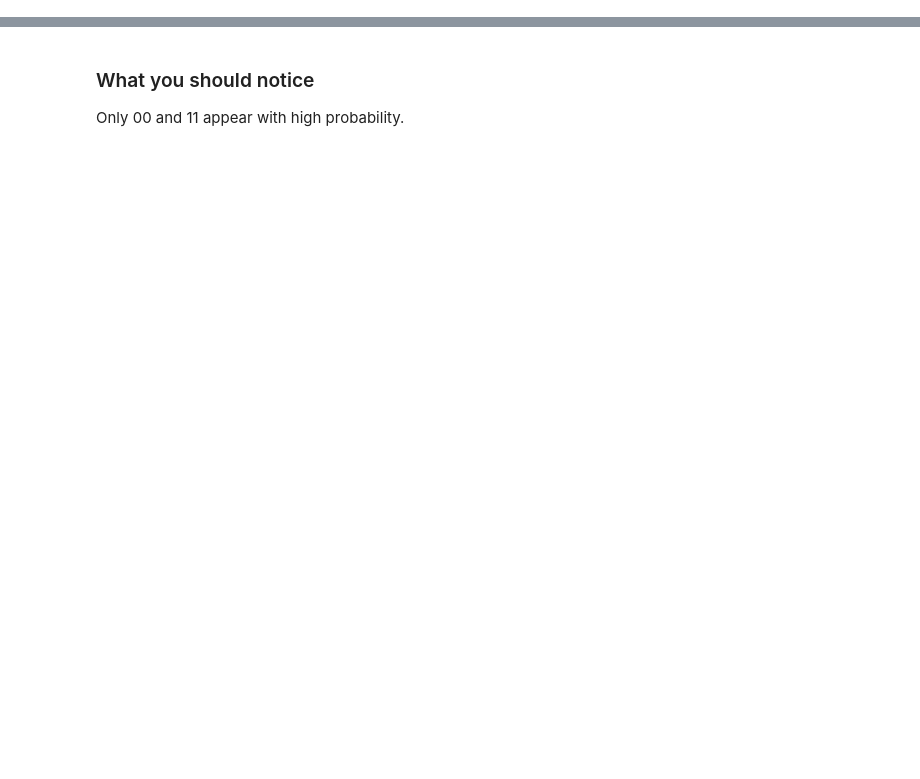
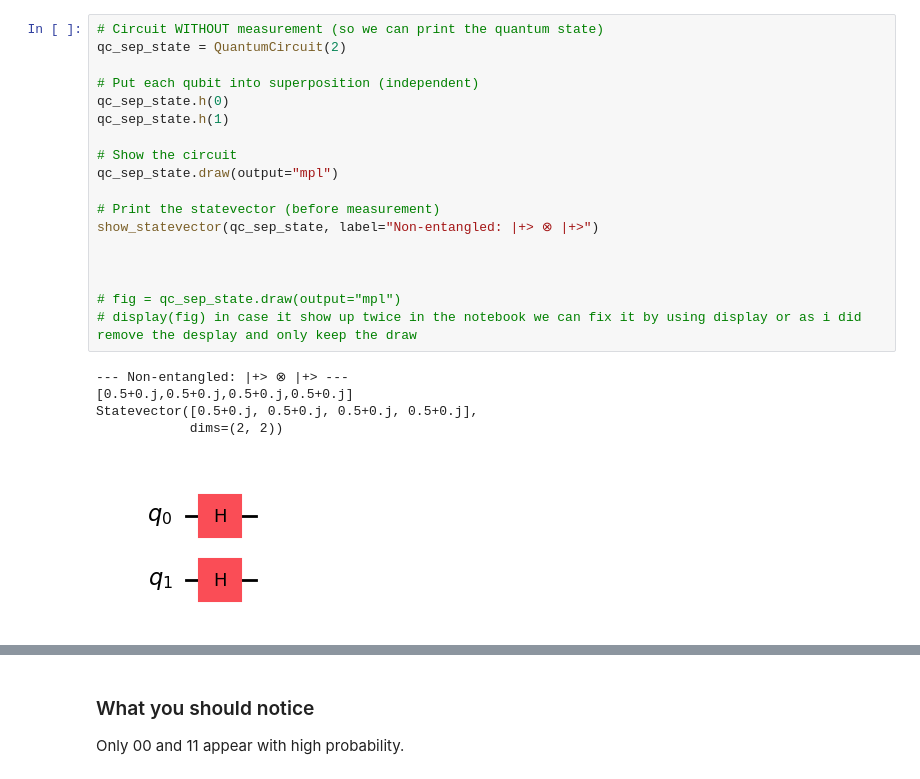
Before and after one commit to souhiab/quantum-computing-hands-on, a Jupyter notebook: Part_03_Entanglement_Superdense/notebooks/03_entanglement_superdense.ipynb, the cells around one changed output, grey strips where cells are left out. Saved outputs shown, nothing was run; the diff lists cells and outputs as text; blank space fills up the shorter version.

Commit message:
Add entanglement background section to Part 03 notebook

```diff
--- a/Part_03_Entanglement_Superdense/notebooks/03_entanglement_superdense.ipynb
+++ b/Part_03_Entanglement_Superdense/notebooks/03_entanglement_superdense.ipynb
@@ -56,0 +185,24 @@ Create a Bell state and observe simulator counts.
+# %%
+# Circuit WITHOUT measurement (so we can print the quantum state)
+qc_sep_state = QuantumCircuit(2)
+
+# Put each qubit into superposition (independent)
+qc_sep_state.h(0)
+qc_sep_state.h(1)
+
+# Show the circuit
+qc_sep_state.draw(output="mpl")
+
+# Print the statevector (before measurement)
+show_statevector(qc_sep_state, label="Non-entangled: |+> ⊗ |+>")
+
+
+
+# fig = qc_sep_state.draw(output="mpl")
+# display(fig) in case it show up twice in the notebook we can fix it by using display or as i did remove the desplay and only keep the draw
+# %% [output]
+--- Non-entangled: |+> ⊗ |+> ---
+[0.5+0.j,0.5+0.j,0.5+0.j,0.5+0.j]
+Statevector([0.5+0.j, 0.5+0.j, 0.5+0.j, 0.5+0.j],
+            dims=(2, 2))
+[figure, added]
```
Also changed, not shown: parts of 24 cells of this notebook.
